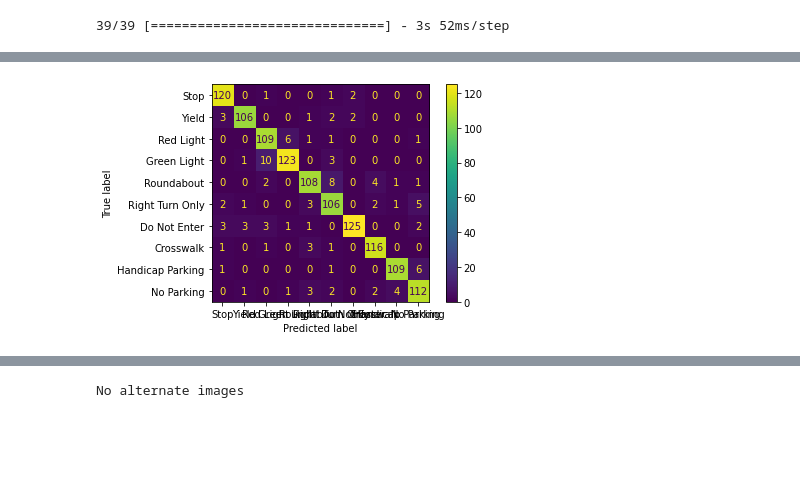
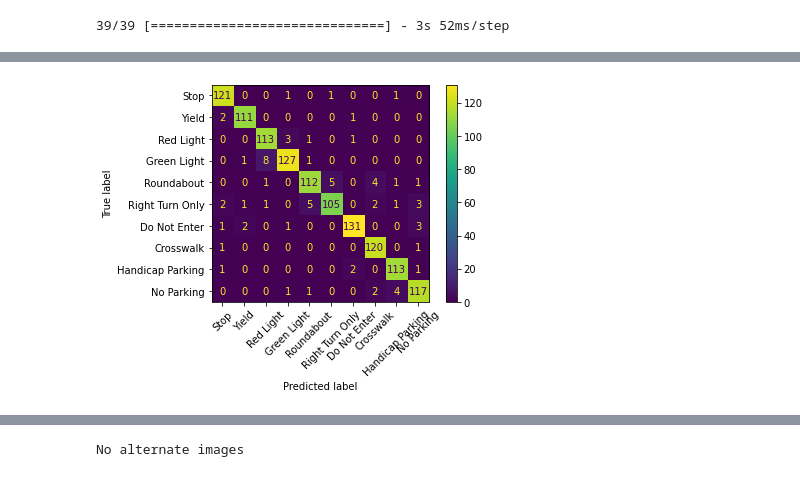
Before and after one commit to EEL5840-EEE4773-Summer2022/final-project-car-people, a Jupyter notebook: FinalProject.ipynb, the cells around one changed output, grey strips where cells are left out. Saved outputs shown, nothing was run; the diff lists cells and outputs as text; code cells hidden in the pictures; blank space fills up the shorter version.

```diff
--- a/FinalProject.ipynb
+++ b/FinalProject.ipynb
@@ -108,8 +108,8 @@ model.compile(optimizer = optimizer,
              metrics = ['categorical_accuracy', 'acc','mean_squared_error'])
 # %%
 # Fit the model to the dataset
-es = tf.keras.callbacks.EarlyStopping(monitor='acc', mode='max', verbose=1, patience=10)
-callbacks = tf.keras.callbacks.Callback()
-history = model.fit(train_generator, epochs=5, batch_size=BATCH_SIZE, callbacks=[es])
-model.save(H5_OUPUT_FILENAME)
+checkpoint = tf.keras.callbacks.ModelCheckpoint(filepath=H5_OUPUT_FILENAME,monitor='loss',verbose=0,save_best_only=True,mode='min')
+es = tf.keras.callbacks.EarlyStopping(monitor='loss', mode='min', verbose=1, patience=15)
+history = model.fit(train_generator, epochs=200, callbacks=[es])
+#model.save(H5_OUPUT_FILENAME)
 # %% [output]
@@ -163,15 +170,15 @@ Test run accuracy is 0.9152542352676392
 # %%
 # Create a Confusion Matrix to show the weakness in the model
 predicted_values = translate_all(predictions)
 real_values = translate_all(t_test)
 from sklearn.metrics import confusion_matrix
 from sklearn.metrics import confusion_matrix, ConfusionMatrixDisplay
 cfm = confusion_matrix(real_values, predicted_values)
 disp = ConfusionMatrixDisplay(confusion_matrix=cfm, display_labels=['Stop','Yield','Red Light','Green Light','Roundabout','Right Turn Only','Do Not Enter','Crosswalk','Handicap Parking','No Parking'])
-disp.plot()
+disp.plot(xticks_rotation=45)
 plt.show()
 # %% [output]
-[figure, old version]
+[figure, new version]
 # %%
 # Test Run Data
 
```
Also changed, not shown: parts of 11 cells of this notebook, 7 other files.
